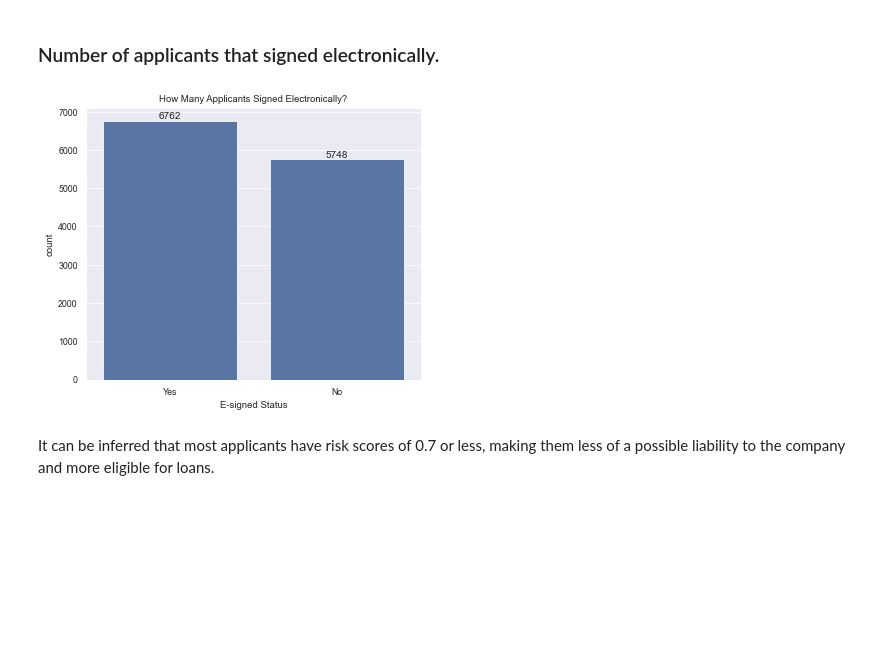
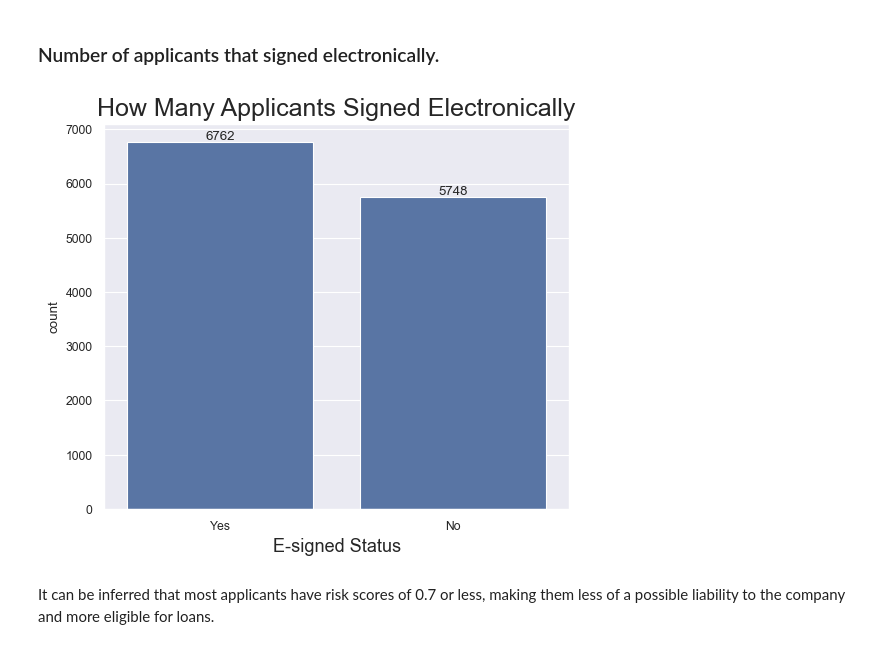
Before and after one commit to jjjeorgee/Datafest-2022-Datathon, a Jupyter notebook: DatafestAfrica ML Hackathon.ipynb, the cells around one changed output. Saved outputs shown, nothing was run; the diff lists cells and outputs as text; code cells hidden in the pictures; blank space fills up the shorter version.

```diff
--- a/DatafestAfrica ML Hackathon.ipynb
+++ b/DatafestAfrica ML Hackathon.ipynb
@@ -223,6 +243,6 @@ Non-Null Count  Dtype
 dtypes: int64(1)
 memory usage: 195.5 KB
 # %%
-train_copy = train_copy.astype({'Entry_id':'object'})
+df_train_eda = df_train_eda.astype({'Entry_id':'object'})
 # %%
 #confirmation
@@ -253,7 +275,7 @@ train_copy.sample(3)
 3 rows × 23 columns
 # %%
-train_copy.home_owner.replace({0:'No', 1:'Yes'}, inplace=True)
-train_copy.has_debt.replace({0:'No', 1:'Yes'}, inplace=True)
-train_copy.e_signed.replace({0:'No', 1:'Yes'}, inplace=True)
+df_train_eda.home_owner.replace({0:'No', 1:'Yes'}, inplace=True)
+df_train_eda.has_debt.replace({0:'No', 1:'Yes'}, inplace=True)
+df_train_eda.e_signed.replace({0:'No', 1:'Yes'}, inplace=True)
 # %%
 #confirmation
@@ -278,5 +302,5 @@ train_copy.risk_score.sample(3)
 Name: risk_score, dtype: int64
 # %%
-train_copy['risk_score_n'] = (train_copy.risk_score / 100000)
+df_train_eda['risk_score_n'] = (df_train_eda.risk_score / 100000)
 # %%
 #confirmation
@@ -328,13 +352,13 @@ def prop_(x):
 # %%
 bins= [10,20,30,40,50,60,70,80,90]
 labels = ['10-20','21-30','31-40','41-50','51-60', '61-70','71-80', '81-90']
-train_copy['age_group'] = pd.cut(train_copy['age'], bins=bins, labels=labels, right=False)
+df_train_eda['age_group'] = pd.cut(df_train_eda['age'], bins=bins, labels=labels, right=False)
 plt.figure(figsize=(8,8))
 
-tick_props, tick_names, var_sum = prop_(train_copy.age_group)
-sns.countplot(data=train_copy, x ='age_group', color=base_color);
-plt.ylabel('Proportion')
-plt.xlabel('Age Bracket', fontsize=12)
+tick_props, tick_names, var_sum = prop_(df_train_eda.age_group)
+sns.countplot(data=df_train_eda, x ='age_group', color=base_color);
+plt.ylabel('Proportion', fontsize=13)
+plt.xlabel('Age Bracket', fontsize=13)
 plt.yticks(tick_props * var_sum, tick_names, fontsize=11);
 plt.xticks(fontsize=12);
 # %% [output]
@@ -383,16 +407,16 @@ plt.title('Distribution of Risk Score', fontsize=20);
 # %%
 plt.figure(figsize=[6,5])
 
-freq = train_copy['e_signed'].value_counts()
+freq = df_train_eda['e_signed'].value_counts()
 gen_order = freq.index
 
-ax = sns.countplot(data = train_copy, x = 'e_signed', color=sns.color_palette()[0], order = gen_order)
+ax = sns.countplot(data = df_train_eda, x = 'e_signed', color=sns.color_palette()[0], order = gen_order)
 plt.xticks()
-plt.xlabel('E-signed Status')
-plt.title('How Many Applicants Signed Electronically?');
+plt.xlabel('E-signed Status', fontsize=13)
+plt.title('How Many Applicants Signed Electronically', fontsize=18);
 ax.bar_label(ax.containers[0], label_type='edge');
 # %% [output]
-[figure, old version]
+[figure, new version]
 # %% [markdown]
 It can be inferred that most applicants have risk scores of 0.7 or less, making them less of a possible liability to the company and more eligible for loans.
 # %% [markdown]
```
Also changed, not shown: parts of 62 cells of this notebook.
